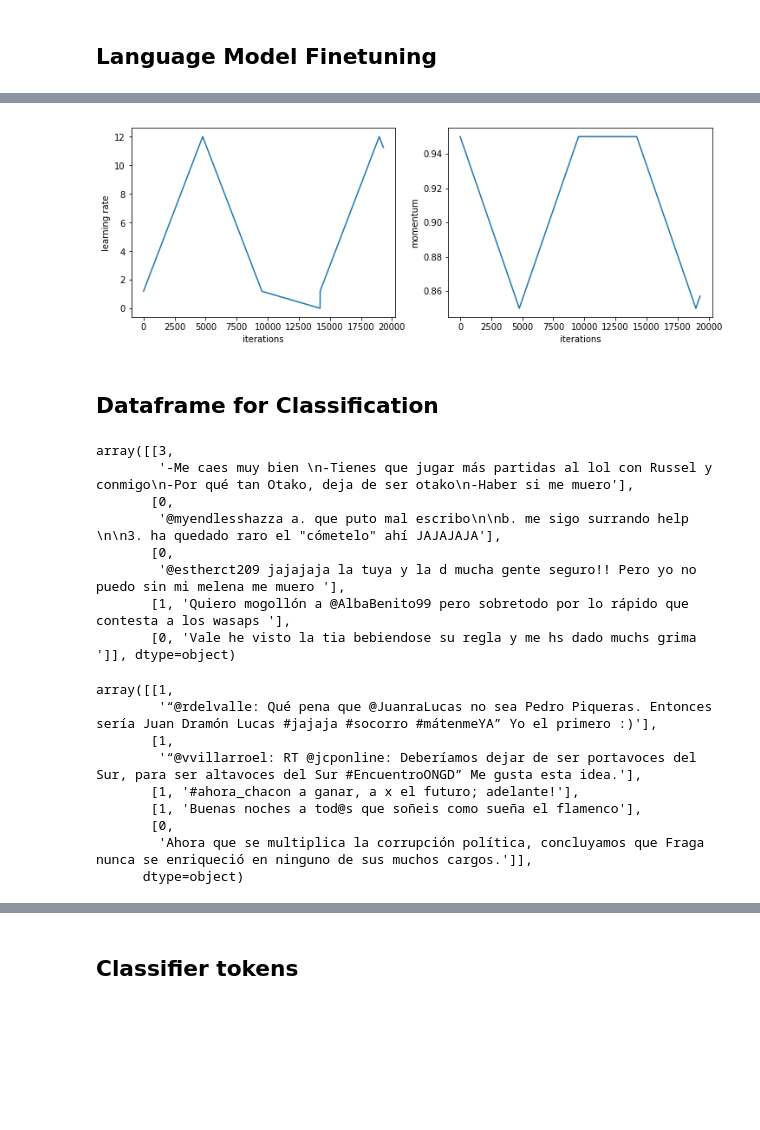
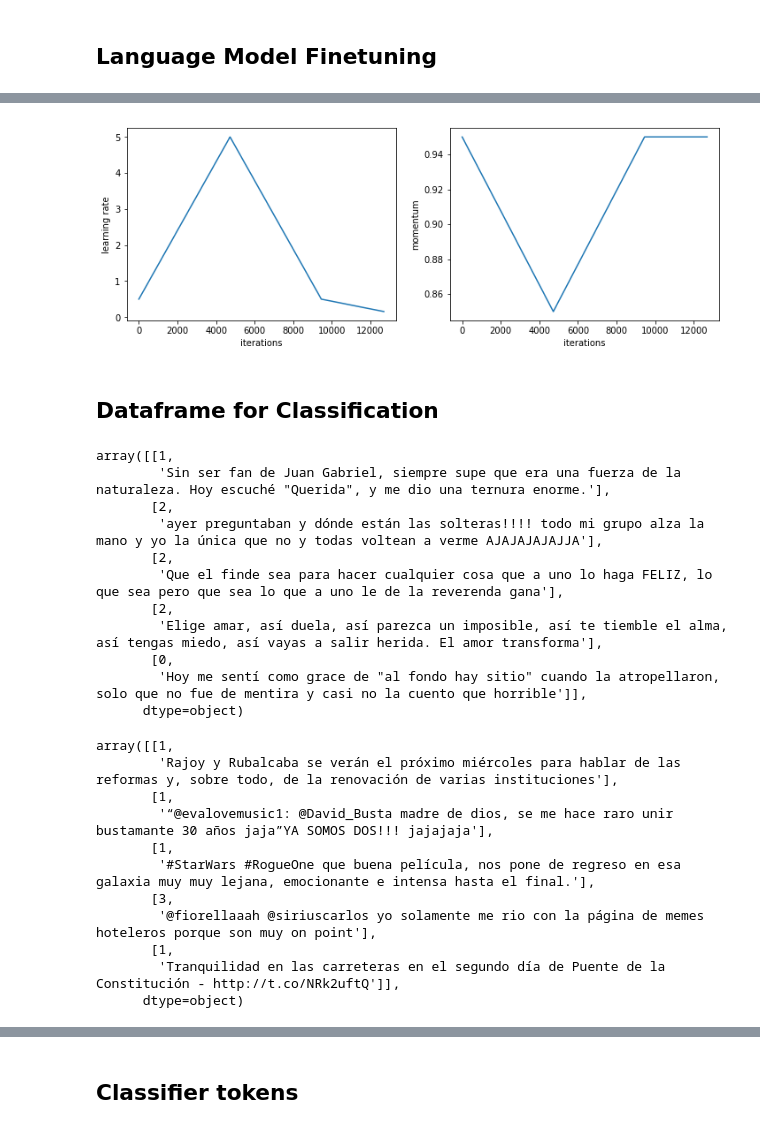
Before and after one commit to dpalominop/ULMFit, a Jupyter notebook: Classifier.ipynb, the cells around one changed output, grey strips where cells are left out. Drawn from its saved outputs; the diff is of its cells as text; code cells hidden in the pictures; blank space fills up the shorter version.

```diff
--- a/Classifier.ipynb
+++ b/Classifier.ipynb
@@ -22,7 +22,7 @@ from sklearn.metrics import f1_score, confusion_matrix
 
 np.random.seed(52)
 # %%
-YEAR='2017'
+YEAR='2018'
 DATA_PATH=Path('./DATA/'+YEAR)
 # DATA_PATH=Path('./data/election_tweets')
 
@@ -395,8 +402,8 @@ learn.sched.plot()
 # %%
-lr= 12
+lr= 5
 # lrs = lr
 # %%
 learn.clip=0.92
 # %%
 wd = 1e-7
-learn.fit(lr, 3, cycle_len=10, use_clr_beta=(10,33,0.95,0.85), best_save_name='lm1_wgts')
+learn.fit(lr, 1, cycle_len=10, use_clr_beta=(10,33,0.95,0.85), best_save_name='lm1_wgts')
@@ -403,9 +423,9 @@ learn.fit(lr, 3, cycle_len=10, use_clr_beta=(10,33,0.95,0.85), best_save_name='l
 # %%
 learn.sched.plot_lr()
-learn.load('lm1_wgts_0.4250')
+learn.load('lm1_wgts_0.4407')
 learn.save_encoder('lm1_enc')
 # %% [output]
-[figure, old version]
+[figure, new version]
 # %% [markdown]
 ## Dataframe for Classification
 # %%
@@ -420,26 +440,31 @@ del df_trn, df_val, df_tst, df_gen
 
 tweets_trn[:5]
 # %% [output]
-array([[3,
-        '-Me caes muy bien \n-Tienes que jugar más partidas al lol con Russel y conmigo\n-Por qué tan Otako, deja de ser otako\n-Haber si me muero'],
+array([[1,
+        'Sin ser fan de Juan Gabriel, siempre supe que era una fuerza de la naturaleza. Hoy escuché "Querida", y me dio una ternura enorme.'],
+       [2,
+        'ayer preguntaban y dónde están las solteras!!!! todo mi grupo alza la mano y yo la única que no y todas voltean a verme AJAJAJAJAJJA'],
+       [2,
+        'Que el finde sea para hacer cualquier cosa que a uno lo haga FELIZ, lo que sea pero que sea lo que a uno le de la reverenda gana'],
+       [2,
+        'Elige amar, así duela, así parezca un imposible, así te tiemble el alma, así tengas miedo, así vayas a salir herida. El amor transforma'],
        [0,
-        '@myendlesshazza a. que puto mal escribo\n\nb. me sigo surrando help \n\n3. ha quedado raro el "cómetelo" ahí JAJAJAJA'],
-       [0,
-        '@estherct209 jajajaja la tuya y la d mucha gente seguro!! Pero yo no puedo sin mi melena me muero '],
-       [1, 'Quiero mogollón a @AlbaBenito99 pero sobretodo por lo rápido que contesta a los wasaps '],
-       [0, 'Vale he visto la tia bebiendose su regla y me hs dado muchs grima ']], dtype=object)
+        'Hoy me sentí como grace de "al fondo hay sitio" cuando la atropellaron, solo que no fue de mentira y casi no la cuento que horrible']],
+      dtype=object)
 # %%
 np.random.shuffle(tweets_trn)
 tweets_trn[:5]
 # %% [output]
 array([[1,
-        '“@rdelvalle: Qué pena que @JuanraLucas no sea Pedro Piqueras. Entonces sería Juan Dramón Lucas #jajaja #socorro #mátenmeYA” Yo el primero :)'],
+        'Rajoy y Rubalcaba se verán el próximo miércoles para hablar de las reformas y, sobre todo, de la renovación de varias instituciones'],
        [1,
-        '“@vvillarroel: RT @jcponline: Deberíamos dejar de ser portavoces del Sur, para ser altavoces del Sur #EncuentroONGD” Me gusta esta idea.'],
-       [1, '#ahora_chacon a ganar, a x el futuro; adelante!'],
-       [1, 'Buenas noches a tod@s que soñeis como sueña el flamenco'],
-       [0,
-        'Ahora que se multiplica la corrupción política, concluyamos que Fraga nunca se enriqueció en ninguno de sus muchos cargos.']],
+        '“@evalovemusic1: @David_Busta madre de dios, se me hace raro unir bustamante 30 años jaja”YA SOMOS DOS!!! jajajaja'],
+       [1,
+        '#StarWars #RogueOne que buena película, nos pone de regreso en esa galaxia muy muy lejana, emocionante e intensa hasta el final.'],
+       [3,
+        '@fiorellaaah @siriuscarlos yo solamente me rio con la página de memes hoteleros porque son muy on point'],
+       [1,
+        'Tranquilidad en las carreteras en el segundo día de Puente de la Constitución - http://t.co/NRk2uftQ']],
       dtype=object)
 # %%
 tweets_trn[:,1] = preprocess_tweets(tweets_trn[:,1])
```
Also changed, not shown: parts of 28 cells of this notebook.
